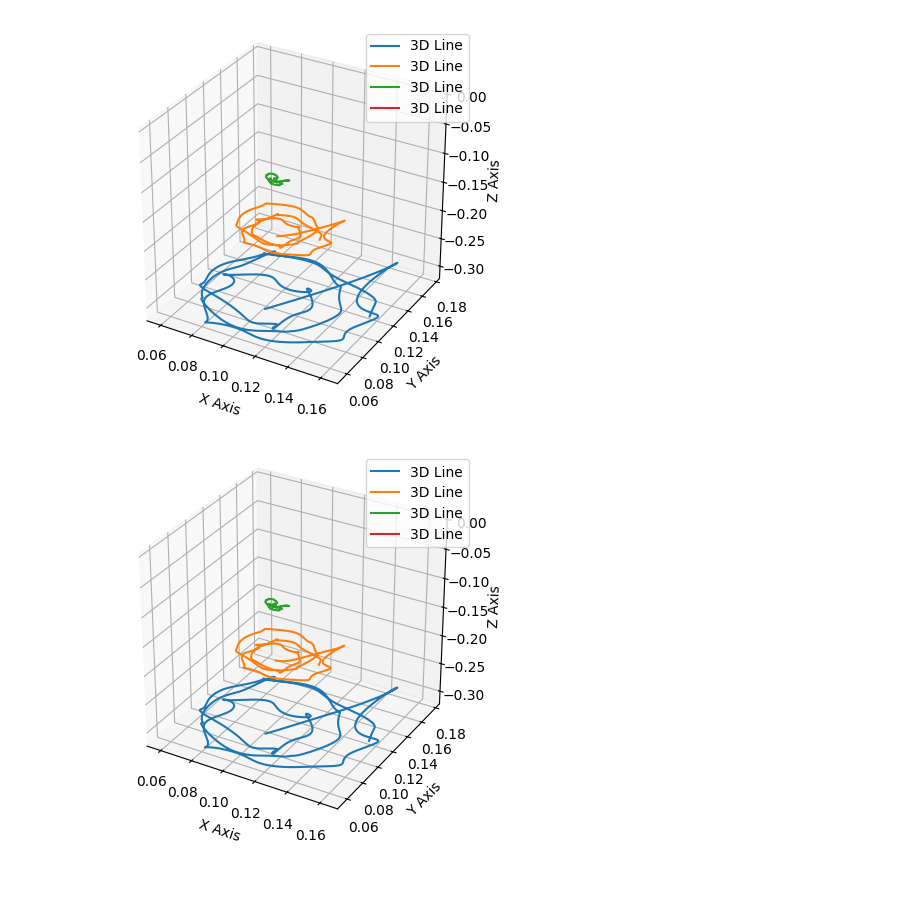
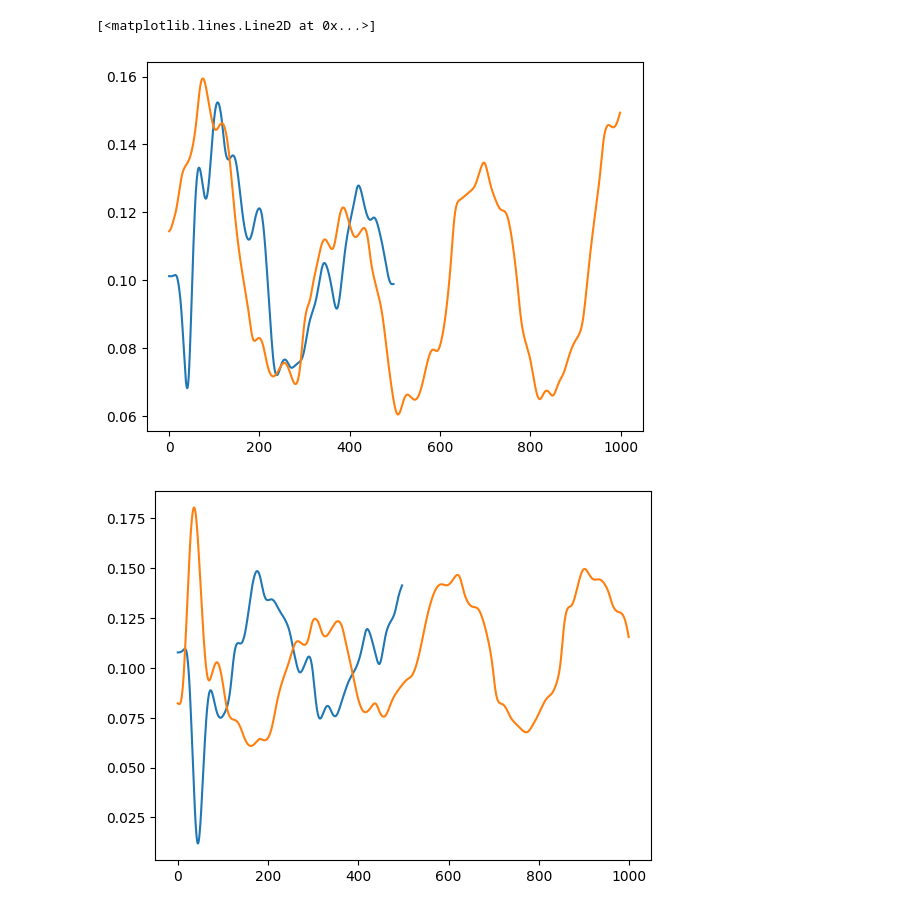
Before and after one commit to patrick-benito/trunk-gnn, a Jupyter notebook: scripts/visualize_dataset.ipynb, the cells around one changed output. Saved outputs shown, nothing was run; the diff lists cells and outputs as text; code cells hidden in the pictures; blank space fills up the shorter version.

```diff
--- a/scripts/visualize_dataset.ipynb
+++ b/scripts/visualize_dataset.ipynb
@@ -5,8 +5,10 @@ import matplotlib.pyplot as plt
 
 from trunk_filter.composite_filter import NonCausalTrunkFilter
 from trunk_filter.utils import integrate_positions_from_velocity, get_data_array_from_dataframe, get_dataframe_from_data_array
+# %%
+df = pd.read_csv('../data/long_rollouts_100_max_amplitude_80_policy_harmonic_inputs/test/8/raw/data.csv')
+df1 = pd.read_csv('../data/long_rollouts_100_max_amplitude_80_policy_harmonic_inputs_2/train/raw/data.csv')
+index = 4
 # %%
-df = pd.read_csv('../data/long_rollouts_100_max_amplitude_80_policy_harmonic_inputs/train/raw/data.csv')
-
-df = df[:1000]
-df2 = df.copy()
+df2 = pd.read_csv('../data/mass_100g_harmonic/train/raw/data.csv')
+index2 = 30
@@ -19,3 +14,0 @@ def filter_data(df):
-# %%
-
-df = filter_data(df)
@@ -33,32 +15,18 @@ df['ux2'].plot()
-# %%
-
-fig = plt.figure()
-ax = fig.add_subplot(111, projection='3d')
-ax.plot(df['x4'].to_numpy(), df['y4'].to_numpy(), df['z4'].to_numpy(), label='3D Line')
-ax.plot(df['x3'].to_numpy(), df['y3'].to_numpy(), df['z3'].to_numpy(), label='3D Line')
-ax.plot(df['x2'].to_numpy(), df['y2'].to_numpy(), df['z2'].to_numpy(), label='3D Line')
-ax.plot(df['x1'].to_numpy(), df['y1'].to_numpy(), df['z1'].to_numpy(), label='3D Line')
-ax.set_xlabel('X Axis')
-ax.set_ylabel('Y Axis')
-ax.set_zlabel('Z Axis')
-ax.set_box_aspect([1, 1, 1])  # Set the aspect ratio to be equal
-plt.legend()
-plt.show()
-# %% [output]
-[figure, removed]
-# %%
-
-fig = plt.figure()
-ax = fig.add_subplot(111, projection='3d')
-ax.plot(df2['x4'].to_numpy(), df2['y4'].to_numpy(), df2['z4'].to_numpy(), label='3D Line')
-ax.plot(df2['x3'].to_numpy(), df2['y3'].to_numpy(), df2['z3'].to_numpy(), label='3D Line')
-ax.plot(df2['x2'].to_numpy(), df2['y2'].to_numpy(), df2['z2'].to_numpy(), label='3D Line')
-ax.plot(df2['x1'].to_numpy(), df2['y1'].to_numpy(), df2['z1'].to_numpy(), label='3D Line')
-ax.set_xlabel('X Axis')
-ax.set_ylabel('Y Axis')
-ax.set_zlabel('Z Axis')
-ax.set_box_aspect([1, 1, 1])  # Set the aspect ratio to be equal
-plt.legend()
-plt.show()
-# %% [output]
-[figure, removed]
+# %%
+start = int(0)
+delta = 1000
+
+df1 = df1[start:start+delta]
+df2 = df2[start:start+delta]
+# %%
+plt.plot(df[f'x{index}'], label='x3')
+plt.plot(df1[f'x{index}'], label='x3 (mass 10g)')
+
+
+plt.figure()
+plt.plot(df['y4'], label='y3')
+plt.plot(df1['y4'], label='y3 (mass 10g)')
+# %% [output]
+[<matplotlib.lines.Line2D at 0x...>]
+[figure, added]
+[figure, added]
```
Also changed, not shown: parts of 7 cells of this notebook, 3 other files.
